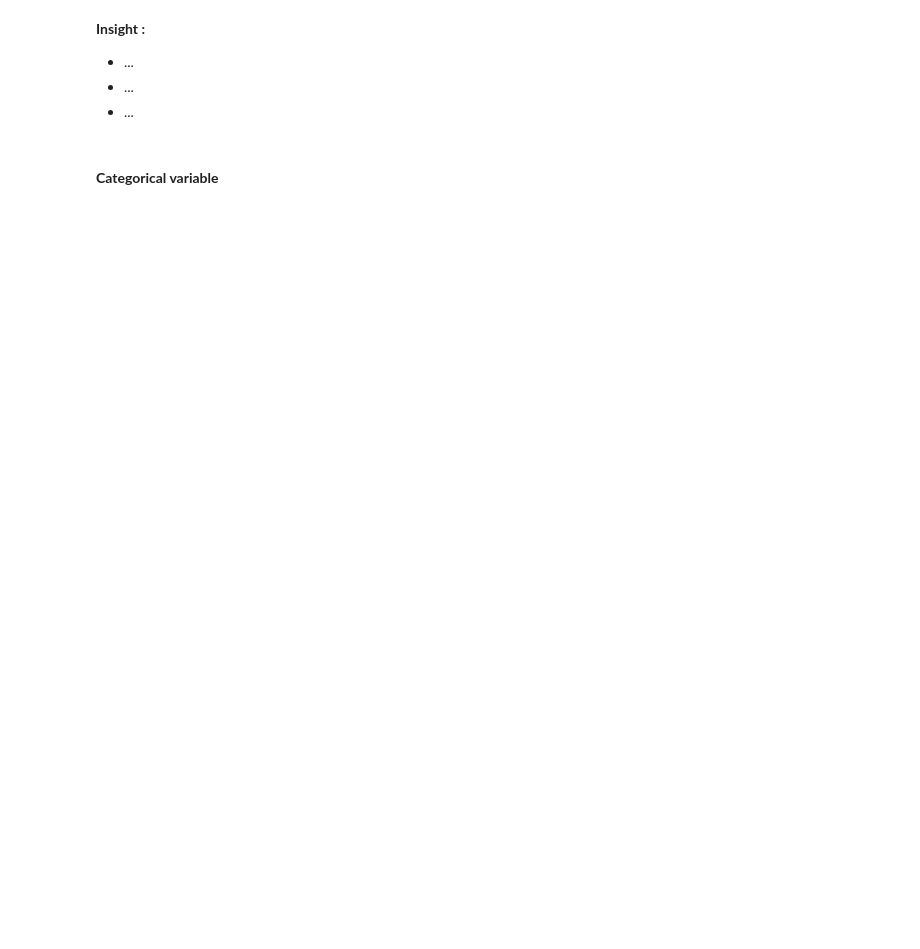
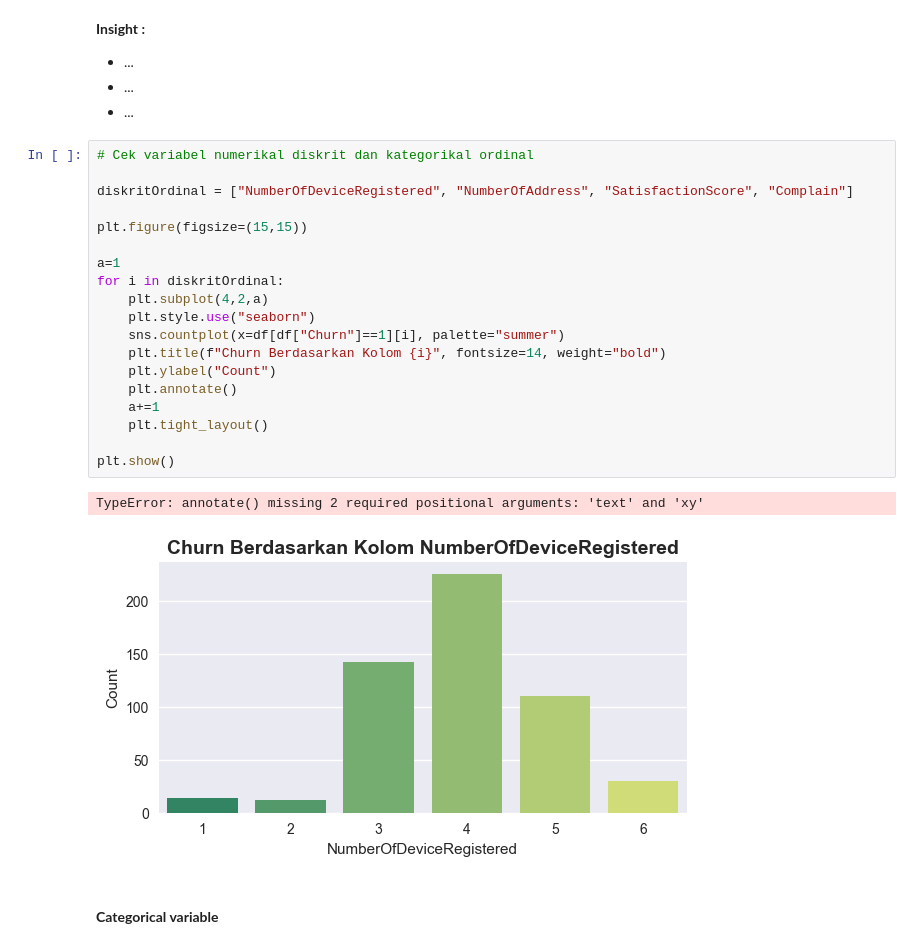
Before and after one commit to fathurizkym/ecommerce_churn_analysis, a Jupyter notebook: notebooks/E-Commerce_Customer_Churn.ipynb, the cells around one changed output. Drawn from its saved outputs; the diff is of its cells as text; blank space fills up the shorter version.

```diff
--- a/notebooks/E-Commerce_Customer_Churn.ipynb
+++ b/notebooks/E-Commerce_Customer_Churn.ipynb
@@ -245,6 +241,28 @@ __Insight :__
 * ...
 * ...
 * ...
+# %%
+# Cek variabel numerikal diskrit dan kategorikal ordinal
+
+diskritOrdinal = ["NumberOfDeviceRegistered", "NumberOfAddress", "SatisfactionScore", "Complain"]
+
+plt.figure(figsize=(15,15))
+
+a=1
+for i in diskritOrdinal:
+    plt.subplot(4,2,a)
+    plt.style.use("seaborn")
+    sns.countplot(x=df[df["Churn"]==1][i], palette="summer")
+    plt.title(f"Churn Berdasarkan Kolom {i}", fontsize=14, weight="bold")
+    plt.ylabel("Count")
+    plt.annotate()
+    a+=1
+    plt.tight_layout()
+
+plt.show()
+# %% [output]
+TypeError: annotate() missing 2 required positional arguments: 'text' and 'xy'
+[figure, added]
 # %% [markdown]
 #### **Categorical variable**
 # %%
```
Also changed, not shown: parts of 5 cells of this notebook, 2 other files.
